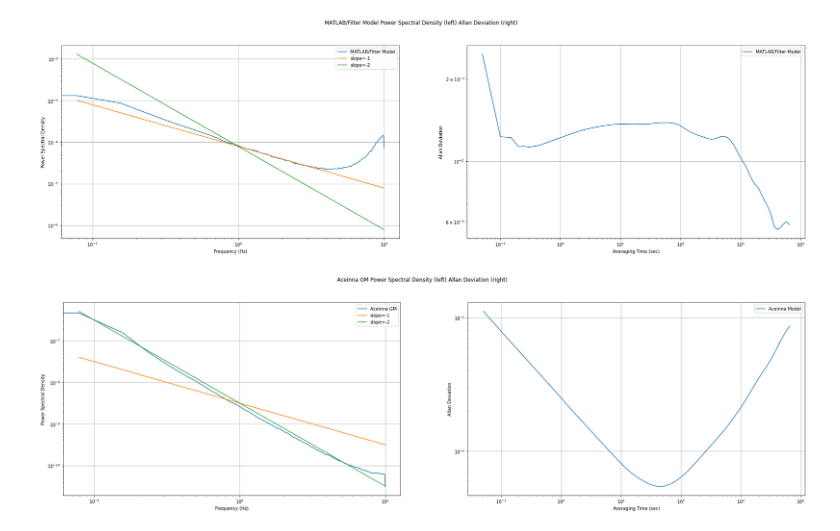
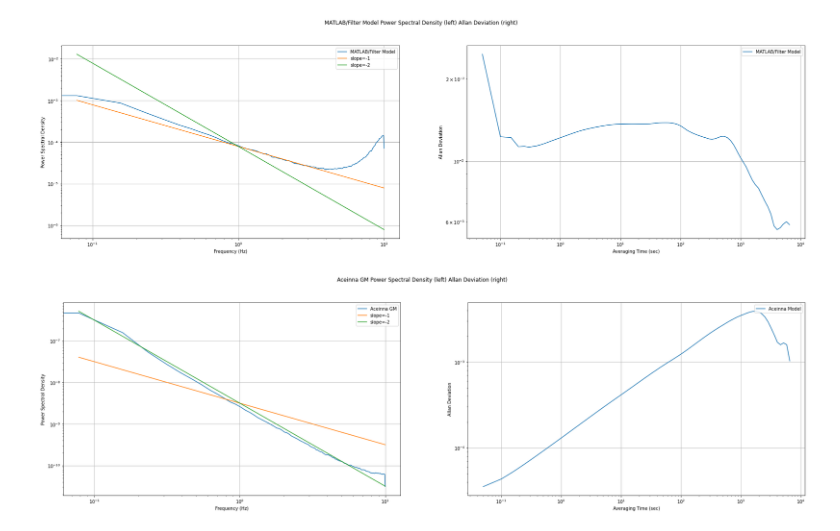
Before and after one commit to nurriol2/learn-imu, a Jupyter notebook: notebooks/05_report_differences_between_bias_instability_models.ipynb, the cells around one changed output. Saved outputs shown, nothing was run; the diff lists cells and outputs as text; code cells hidden in the pictures.

Commit message:
Correct ADEV plot within notebook

```diff
--- a/notebooks/05_report_differences_between_bias_instability_models.ipynb
+++ b/notebooks/05_report_differences_between_bias_instability_models.ipynb
@@ -360,32 +360,32 @@ for model in [aceinna]:
     fig, (ax1, ax2) = plt.subplots(1, 2)
     fig.set_figheight(8)
     fig.set_figwidth(30)
     fig.suptitle(f"{model.name} Power Spectral Density (left) Allan Deviation (right)")
 
     # Power Spectral Density
     frequencies, pxx = welch(model.noise_amplitudes, fs=SAMPLING_RATE)
     ax1.loglog(frequencies, pxx, label=model.name)
 
     # Plot reference lines of known slope
     ref_x = frequencies[1:]
     # The scaling rule was not putting the reference lines on top of Aceinna's
     # PSD, so these two calls have a scale factor that I changed by hand
     slope_min_1 = (10**2)*log_line(frequencies, pxx, -1)
     slope_min_2 = (10**2)*log_line(frequencies, pxx, -2)
     ax1.loglog(ref_x, slope_min_1, label="slope=-1")
     ax1.loglog(ref_x, slope_min_2, label="slope=-2")
 
     ax1.set_xlabel("Frequency (Hz)")
     ax1.set_ylabel("Power Spectral Density")
     ax1.grid(b=True)
     ax1.legend(loc="upper right")
 
     # Allan deviation
-    t, o = overlapping_allan_deviation(v, SAMPLING_RATE)
+    t, o = overlapping_allan_deviation(model.noise_amplitudes, SAMPLING_RATE)
     ax2.loglog(t, o, label=k)
     ax2.set_xlabel("Averaging Time (sec)")
     ax2.set_ylabel("Allan Deviation")
     ax2.grid(b=True)
     ax2.legend(loc="upper right")
 # %% [output]
-[figure, old version]
+[figure, new version]
```
